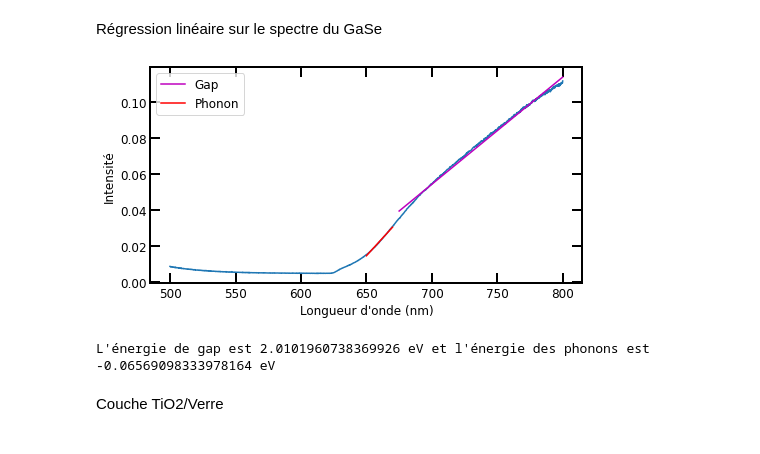
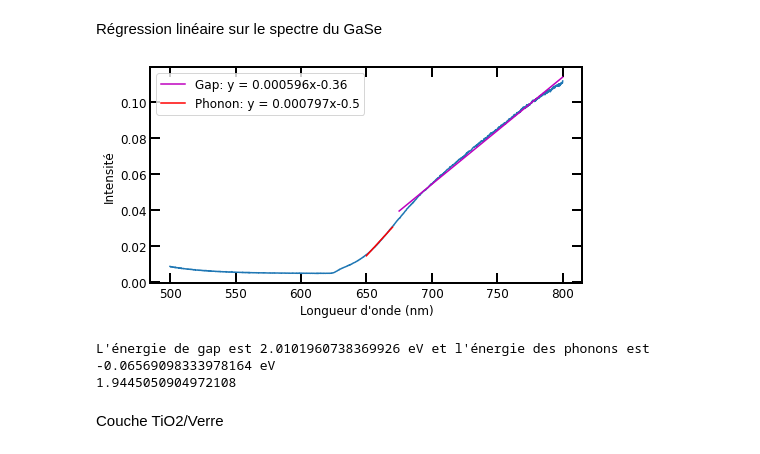
Before and after one commit to pierrotlamontagne/Github-labo-3, a Jupyter notebook: ABS/Analyse.ipynb, the cells around one changed output. Cells and saved outputs as stored; diff of their text form; code cells hidden in the pictures.

```diff
--- a/ABS/Analyse.ipynb
+++ b/ABS/Analyse.ipynb
@@ -239,31 +239,31 @@ Régression linéaire sur le spectre du GaSe
 # %%
 i_gap_debut, i_gap_fin = find_nearest(lamda, 675), find_nearest(lamda, 800)
 i_phonon_debut, i_phonon_fin = find_nearest(lamda, 650), find_nearest(lamda, 670)
 i_plateau_debut, i_plateau_fin = find_nearest(lamda, 600), find_nearest(lamda, 620)
 i_plot_debut, i_plot_fin = find_nearest(lamda,500), find_nearest(lamda,800)
 
 x_gap, y_gap = lamda[i_gap_debut:i_gap_fin], counts_GaSe_norm[i_gap_debut:i_gap_fin]
 x_phonon, y_phonon = lamda[i_phonon_debut:i_phonon_fin], counts_GaSe_norm[i_phonon_debut:i_phonon_fin]
 x_plateau, y_plateau = lamda[i_plateau_debut:i_plateau_fin], counts_GaSe_norm[i_plateau_debut:i_plateau_fin]
 x_plot, y_plot = lamda[i_plot_debut:i_plot_fin], counts_GaSe_norm[i_plot_debut:i_plot_fin]
 
 y_fit_gap, popt_gap, perr_gap = reg_lin(x_gap,y_gap)
 y_fit_phonon, popt_phonon, perr_phonon = reg_lin(x_phonon,y_phonon)
 y_fit_plateau, popt_plateau, perr_plateau = reg_lin(x_plateau, y_plateau)
 
 #Plotting
 beau_graphique()
 
 plt.plot(x_plot,y_plot)
-plt.plot(x_gap,y_fit_gap,"m", label = "Gap")
-plt.plot(x_phonon,y_fit_phonon,"r", label = "Phonon")
+plt.plot(x_gap,y_fit_gap,"m", label = "Gap: y = {}x{}".format(popt_gap[0].round(6),popt_gap[1].round(2)))
+plt.plot(x_phonon,y_fit_phonon,"r", label = "Phonon: y = {}x{}".format(popt_phonon[0].round(6),popt_phonon[1].round(2)))
 
 plt.xlabel("Longueur d'onde (nm)")
 plt.ylabel("Intensité")
 plt.legend()
 plt.show()
 # %% [output]
-[figure, old version]
+[figure, new version]
 # %%
 #Point d'interception entre gap & plateau
 lamda_gap = (popt_plateau[1]-popt_gap[1])/(popt_gap[0]-popt_plateau[0])
@@ -276,8 +276,10 @@ E_gap = h*c/(lamda_gap*1e-9)
 E_phonon = ( h*c/(lamda_phonon*1e-9) - E_gap )
 
 print("L'énergie de gap est {} eV et l'énergie des phonons est {} eV".format(E_gap/1.602e-19, E_phonon/1.602e-19))
+print((h*c/(lamda_phonon*1e-9))/1.602e-19)
 # %% [output]
 L'énergie de gap est 2.0101960738369926 eV et l'énergie des phonons est -0.06569098333978164 eV
+1.9445050904972108
 # %% [markdown]
 Couche TiO2/Verre
 # %%
```
Also changed, not shown: parts of 2 cells of this notebook.
